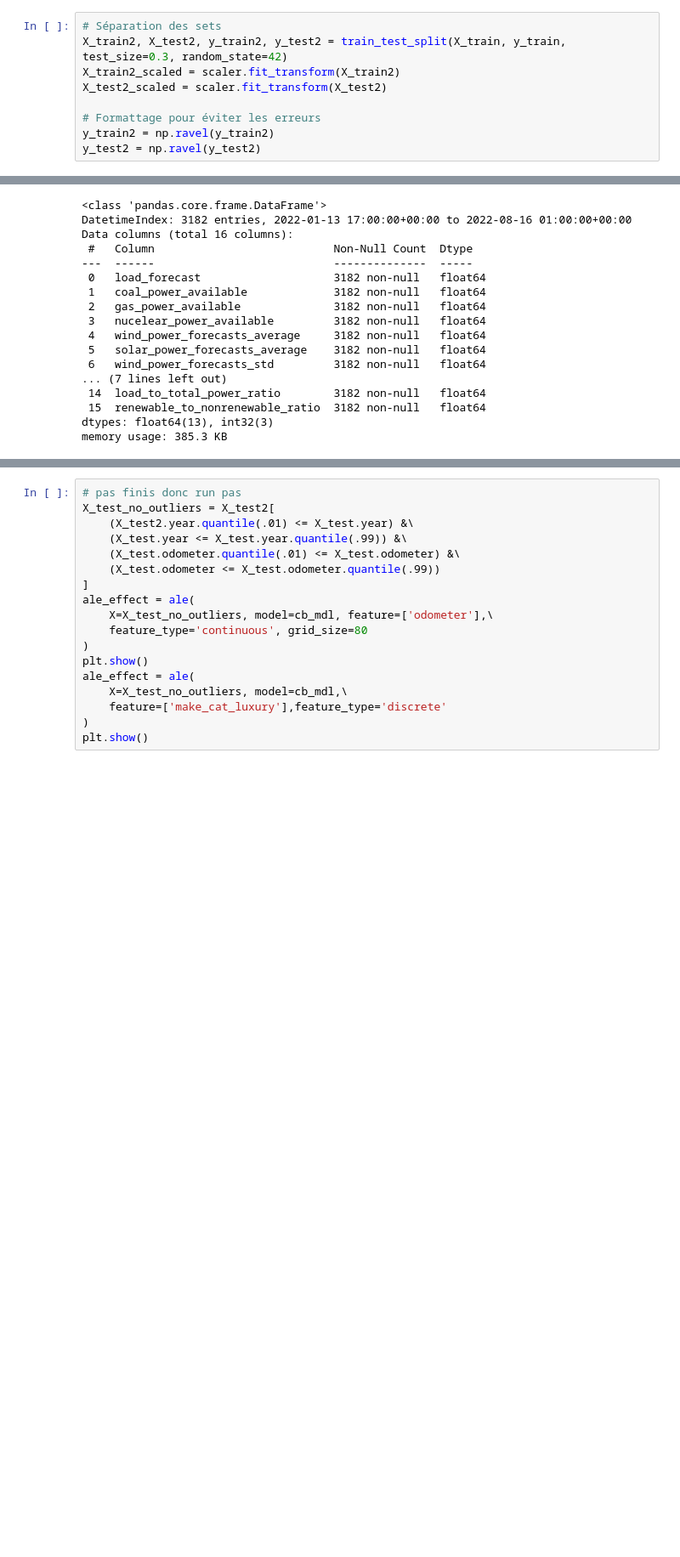
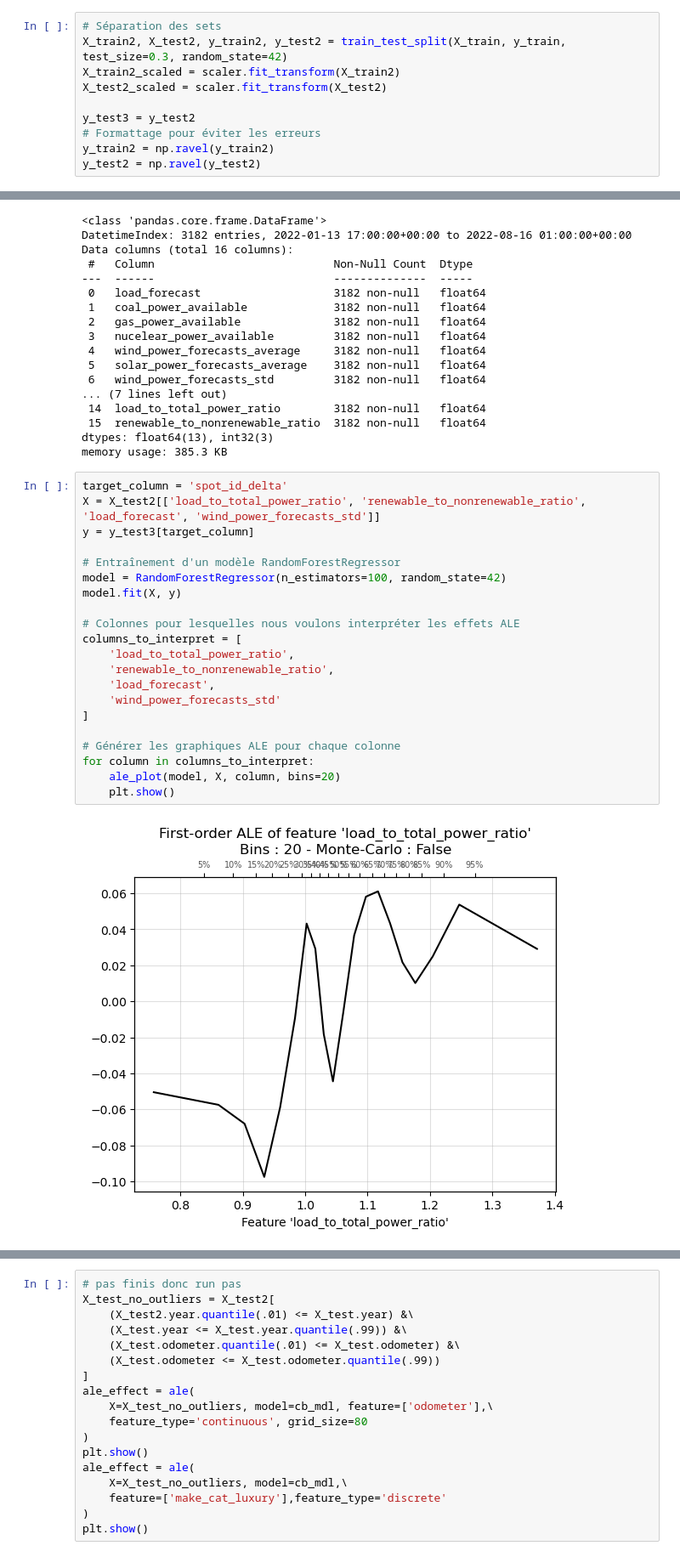
Before and after one commit to ororks/ML_challenge, a Jupyter notebook: ML_Project.ipynb, the cells around one changed output, grey strips where cells are left out. Shown at 85% size. Drawn from its saved outputs; the diff is of its cells as text; blank space fills up the shorter version.

```diff
--- a/ML_Project.ipynb
+++ b/ML_Project.ipynb
@@ -402,6 +449,7 @@ X_train2, X_test2, y_train2, y_test2 = train_test_split(X_train, y_train, test_s
 X_train2_scaled = scaler.fit_transform(X_train2)
 X_test2_scaled = scaler.fit_transform(X_test2)
 
+y_test3 = y_test2
 # Formattage pour éviter les erreurs
 y_train2 = np.ravel(y_train2)
 y_test2 = np.ravel(y_test2)
@@ -639,3 +686,26 @@ Data columns (total 16 columns):
  15  renewable_to_nonrenewable_ratio  3182 non-null   float64
 dtypes: float64(13), int32(3)
 memory usage: 385.3 KB
+# %%
+target_column = 'spot_id_delta'
+X = X_test2[['load_to_total_power_ratio', 'renewable_to_nonrenewable_ratio', 'load_forecast', 'wind_power_forecasts_std']]
+y = y_test3[target_column]
+
+# Entraînement d'un modèle RandomForestRegressor
+model = RandomForestRegressor(n_estimators=100, random_state=42)
+model.fit(X, y)
+
+# Colonnes pour lesquelles nous voulons interpréter les effets ALE
+columns_to_interpret = [
+    'load_to_total_power_ratio',
+    'renewable_to_nonrenewable_ratio',
+    'load_forecast',
+    'wind_power_forecasts_std'
+]
+
+# Générer les graphiques ALE pour chaque colonne
+for column in columns_to_interpret:
+    ale_plot(model, X, column, bins=20)
+    plt.show()
+# %% [output]
+[figure, added]
```
Also changed, not shown: parts of 9 cells of this notebook.
